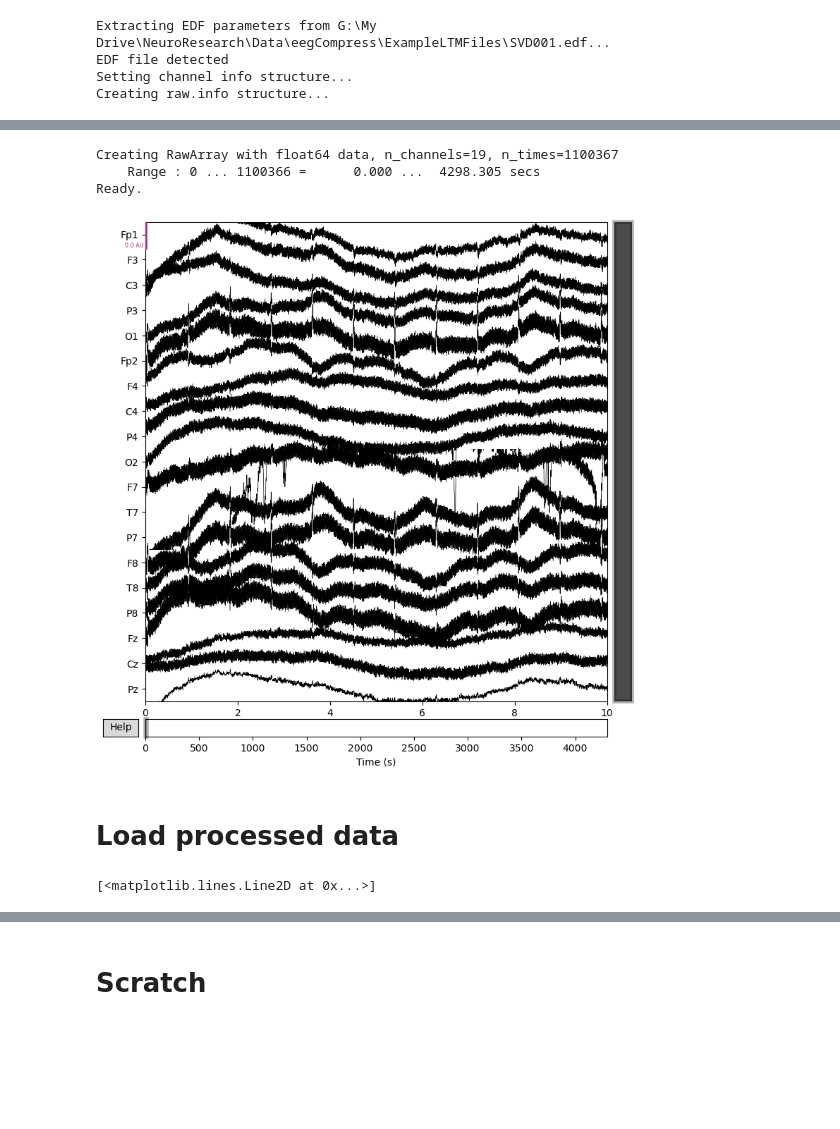
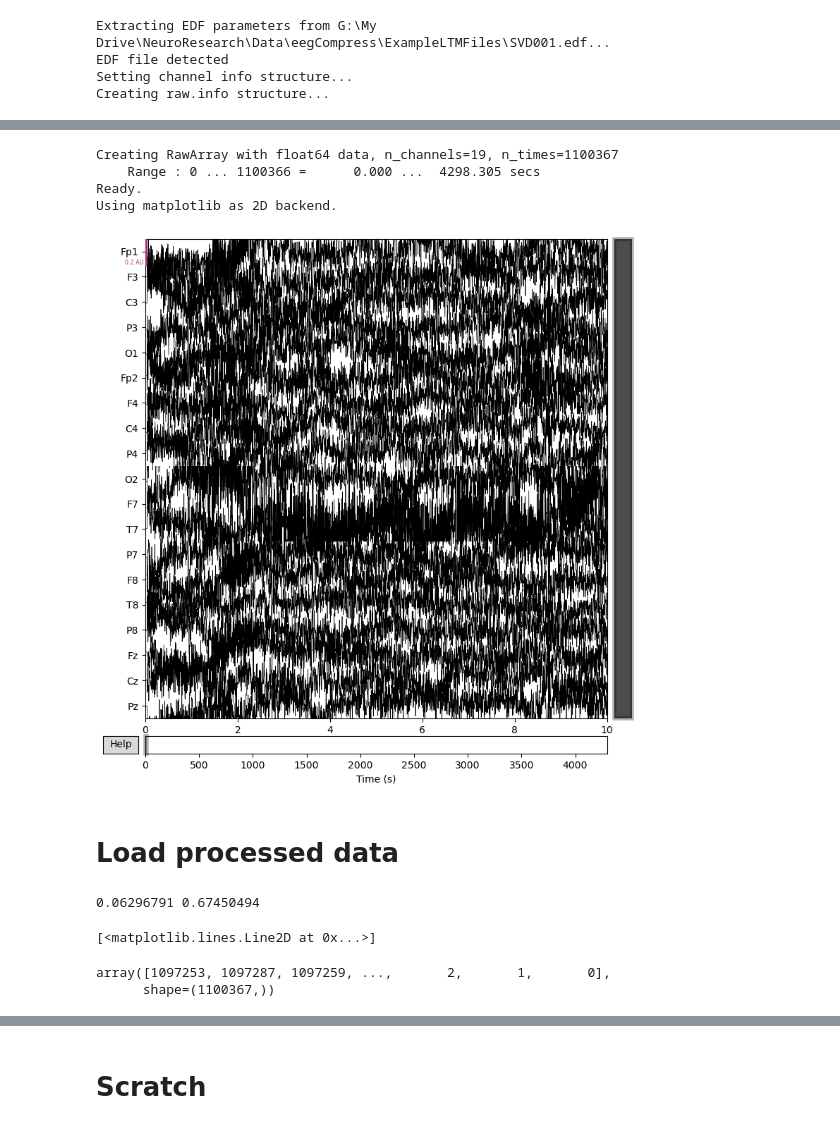
Before and after one commit to mettinger/eegCompress, a Jupyter notebook: prepData.ipynb, the cells around one changed output, grey strips where cells are left out. Drawn from its saved outputs; the diff is of its cells as text; code cells hidden in the pictures; blank space fills up the shorter version.

```diff
--- a/prepData.ipynb
+++ b/prepData.ipynb
@@ -98,17 +132,22 @@ dataArray = raw.get_data()[chanList]
 dataList, intervalList = elimPeaks(dataArray, sigmaThreshold, sampleHalfWidthElim, sampleMinGap)
 # %%
 #tempMatrix = tempBlock
-tempMatrix = dataList[7]
+#tempMatrix = dataList[7]
 #tempMatrix = reconstructBlock
+
+badSampples = np.flip(np.argsort(np.max(np.abs(residual), axis=0)))
+thisIndex = 0
+tempMatrix = residual
 
 info = mne.create_info(goodChannels, 256)
 tempRaw = mne.io.RawArray(tempMatrix, info)
 tempRaw.plot()
 # %% [output]
 Creating RawArray with float64 data, n_channels=19, n_times=1100367
     Range : 0 ... 1100366 =      0.000 ...  4298.305 secs
 Ready.
+Using matplotlib as 2D backend.
-[figure, old version]
+[figure, new version]
 # %% [markdown]
 # Load processed data
 # %%
@@ -116,10 +155,18 @@ processedData = np.load('G:/My Drive/NeuroResearch/Data/eegCompress/processedDat
 original = processedData['arr_0']
 predicted = processedData['arr_1']
 residual = predicted - original
+print(np.mean(np.abs(residual)), np.mean(np.abs(original)))
+# %% [output]
+0.06296791 0.67450494
 # %%
 plt.figure()
 plt.plot(original[0,:])
 plt.plot(predicted[0,:])
 # %% [output]
 [<matplotlib.lines.Line2D at 0x...>]
+# %%
+np.flip(np.argsort(np.max(np.abs(residual), axis=0)))
+# %% [output]
+array([1097253, 1097287, 1097259, ...,       2,       1,       0],
+      shape=(1100367,))
 # %%
```
Also changed, not shown: parts of 6 cells of this notebook.
